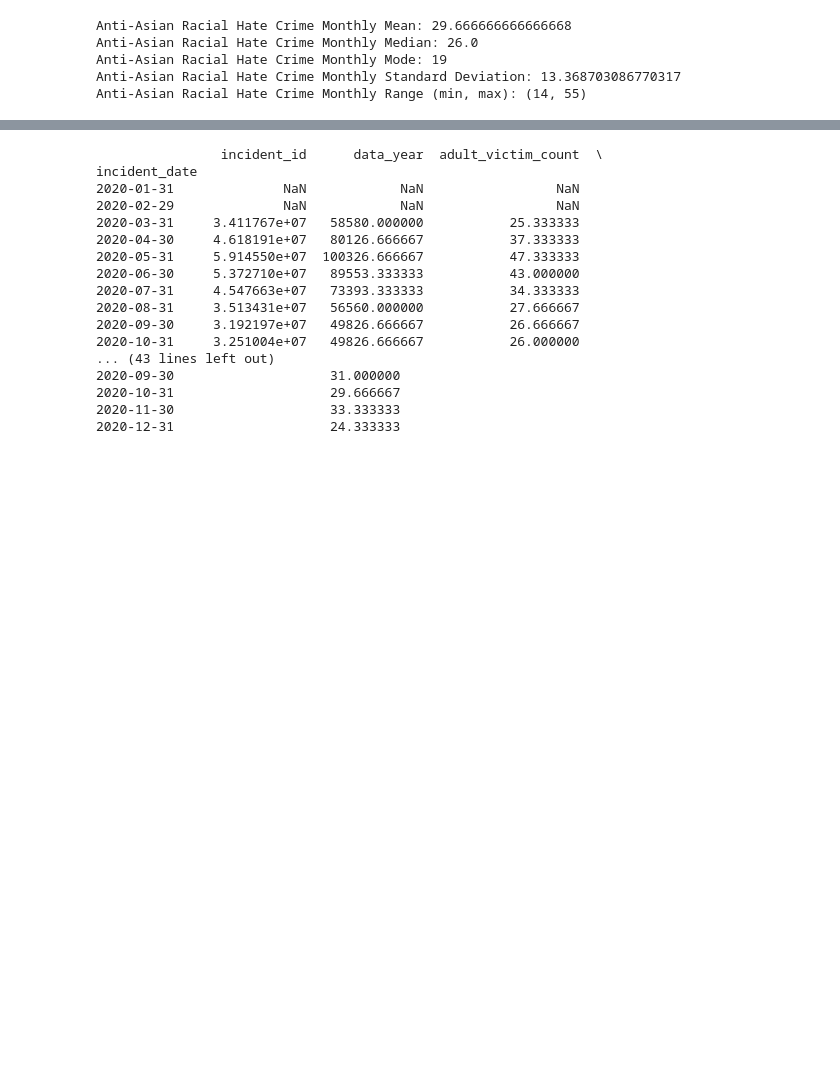
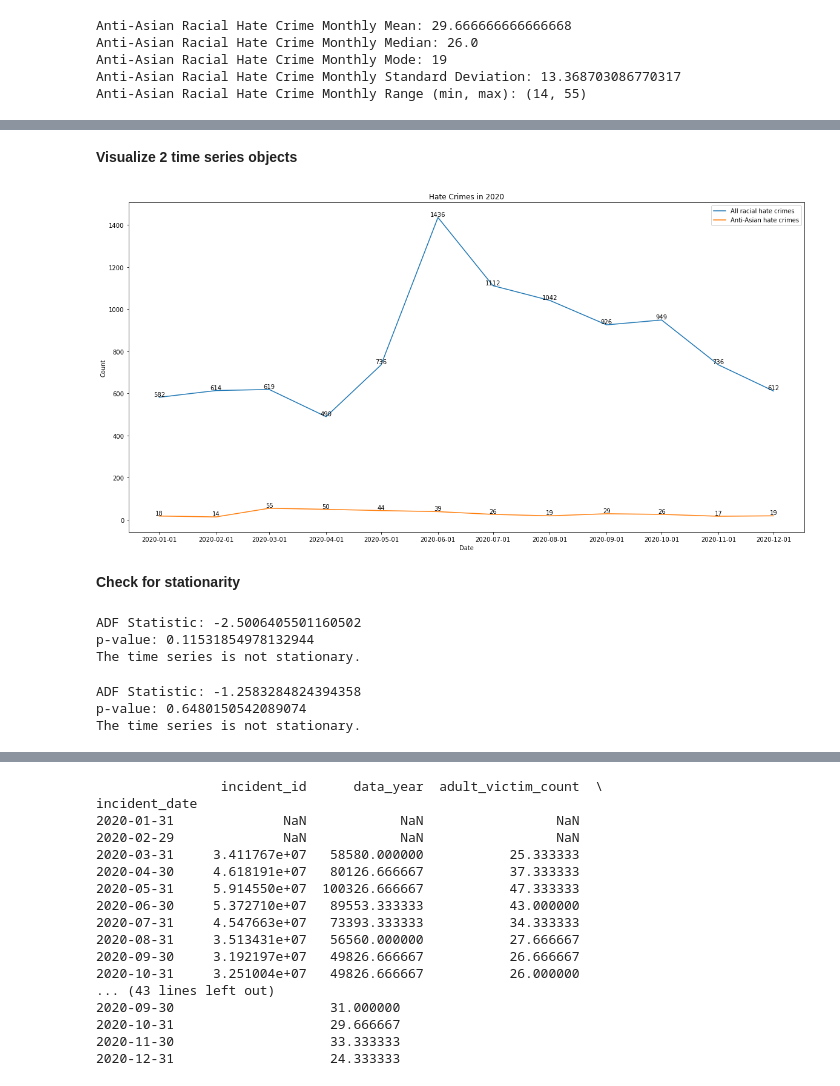
Before and after one commit to macs30200-s23/replication-materials-yuzhouw313, a Jupyter notebook: FBI_hatecrime/crime_analysis.ipynb, the cells around one changed output, grey strips where cells are left out. Cells and saved outputs as stored; diff of their text form; code cells hidden in the pictures; blank space fills up the shorter version.

```diff
--- a/FBI_hatecrime/crime_analysis.ipynb
+++ b/FBI_hatecrime/crime_analysis.ipynb
@@ -358,0 +382,5 @@ Anti-Asian Racial Hate Crime Monthly Range (min, max): (14, 55)
+# %%
+date_range = pd.date_range(start='1/1/2020', end='12/1/2020', freq='MS')
+
+crime_ts = pd.Series(crime_num, index=date_range)
+crime_a_ts = pd.Series(crime_num_a, index=date_range)
@@ -358,0 +408,55 @@ Anti-Asian Racial Hate Crime Monthly Range (min, max): (14, 55)
+# %% [markdown]
+<b>Visualize 2 time series objects</b>
+# %%
+plt.figure(figsize=(20, 10))
+plt.plot(crime_ts, label='All racial hate crimes')
+plt.plot(crime_a_ts, label='Anti-Asian hate crimes')
+
+for i, value in enumerate(crime_ts):
+    plt.text(crime_ts.index[i], value, str(value), ha='center', va='bottom')
+
+for i, value in enumerate(crime_a_ts):
+    plt.text(crime_a_ts.index[i], value, str(value), ha='center', va='bottom')
+
+plt.xticks(crime_ts.index.strftime('%Y-%m'))
+plt.title('Hate Crimes in 2020')
+plt.xlabel('Date')
+plt.ylabel('Count')
+plt.legend()
+plt.show()
+# %% [output]
+[figure, added]
+# %% [markdown]
+<b>Check for stationarity</b>
+# %%
+from statsmodels.tsa.stattools import adfuller
+
+# Conduct Dickey-Fuller test on the crime_ts time series
+result = adfuller(crime_ts)
+
+print('ADF Statistic:', result[0])
+print('p-value:', result[1])
+
+if result[1] < 0.05:
+    print('The time series is stationary.')
+else:
+    print('The time series is not stationary.')
+# %% [output]
+ADF Statistic: -2.5006405501160502
+p-value: 0.11531854978132944
+The time series is not stationary.
+# %%
+# Conduct Dickey-Fuller test on the crime_ts time series
+result_a = adfuller(crime_a_ts)
+
+print('ADF Statistic:', result_a[0])
+print('p-value:', result_a[1])
+
+if result[1] < 0.05:
+    print('The time series is stationary.')
+else:
+    print('The time series is not stationary.')
+# %% [output]
+ADF Statistic: -1.2583284824394358
+p-value: 0.6480150542089074
+The time series is not stationary.
```
Also changed, not shown: parts of 36 cells of this notebook, 2 other files.
